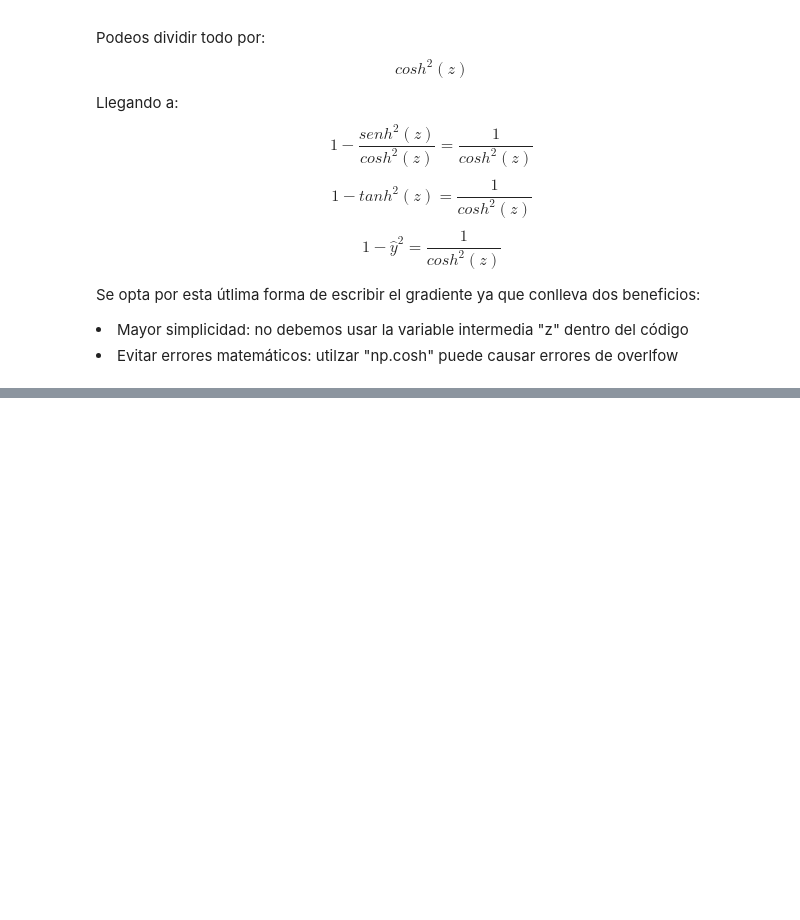
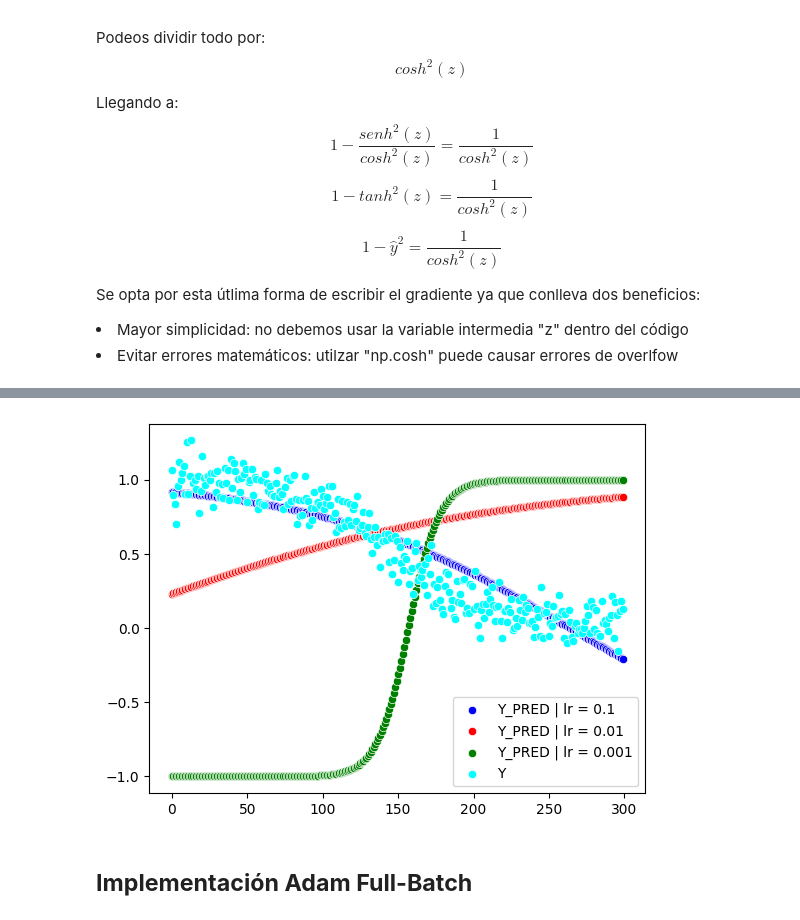
Before and after one commit to IEs80/Aprendizaje-Profundo, a Jupyter notebook: TP_N1/SZTENBERG-IAN-DL-TP1-Co24.ipynb, the cells around one changed output, grey strips where cells are left out. Saved outputs shown, nothing was run; the diff lists cells and outputs as text; code cells hidden in the pictures; blank space fills up the shorter version.

```diff
--- a/TP_N1/SZTENBERG-IAN-DL-TP1-Co24.ipynb
+++ b/TP_N1/SZTENBERG-IAN-DL-TP1-Co24.ipynb
@@ -287,0 +435,16 @@ plt.show()
+# %%
+#lets check how we are aproximating the ground truth
+Y_PRED_1 = np.tanh(path_w[0][-1]*X+path_b[0][-1])
+Y_PRED_2 = np.tanh(path_w[1][-1]*X+path_b[1][-1])
+Y_PRED_3 = np.tanh(path_w[2][-1]*X+path_b[2][-1])
+
+sns.scatterplot(x=np.arange(0,len(Y_PRED_1),1),y=Y_PRED_1,label='Y_PRED | lr = 0.1',color='blue')
+sns.scatterplot(x=np.arange(0,len(Y_PRED_2),1),y=Y_PRED_2,label='Y_PRED | lr = 0.01',color='red')
+sns.scatterplot(x=np.arange(0,len(Y_PRED_3),1),y=Y_PRED_3,label='Y_PRED | lr = 0.001',color='green')
+sns.scatterplot(x=np.arange(0,len(y),1),y=y,label='Y',color='cyan')
+
+plt.show()
+# %% [output]
+[figure, added]
+# %% [markdown]
+<h2><b>Implementación Adam Full-Batch
```
Also changed, not shown: parts of 10 cells of this notebook.
